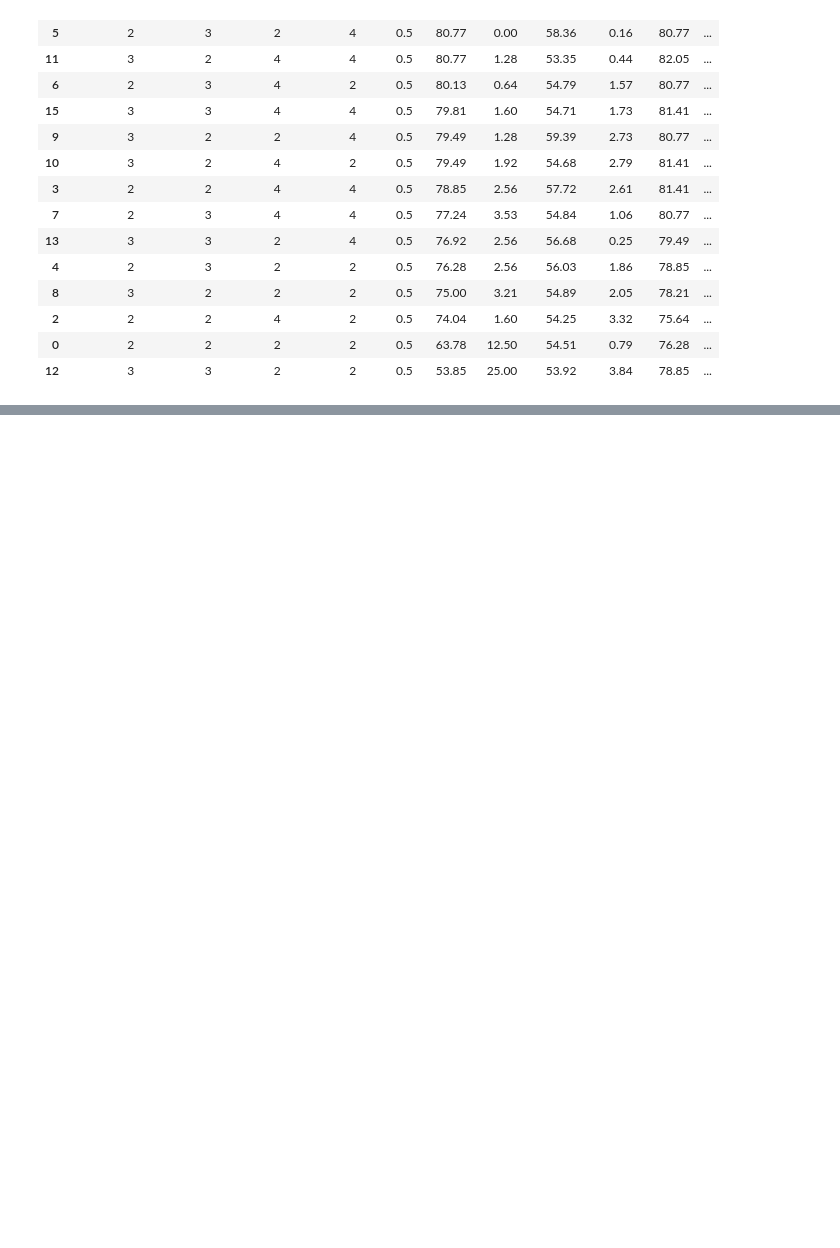
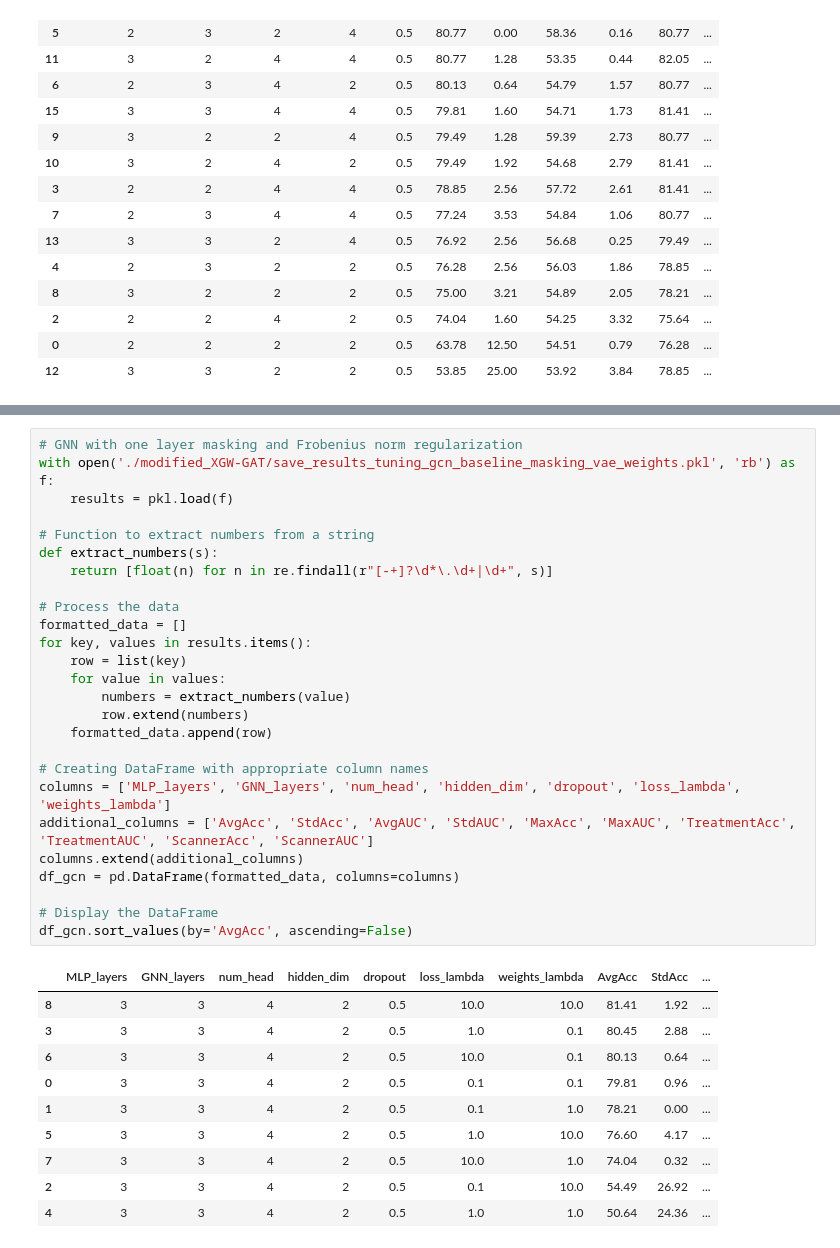
Before and after one commit to yanismiraoui/CNS-Research-YM, a Jupyter notebook: extract_results_tuning.ipynb, the cells around one changed output, grey strips where cells are left out. Cells and saved outputs as stored; diff of their text form; blank space fills up the shorter version.

```diff
--- a/extract_results_tuning.ipynb
+++ b/extract_results_tuning.ipynb
@@ -526,0 +590,37 @@ df_gcn.sort_values(by='AvgAcc', ascending=False)
+# %%
+# GNN with one layer masking and Frobenius norm regularization
+with open('./modified_XGW-GAT/save_results_tuning_gcn_baseline_masking_vae_weights.pkl', 'rb') as f:
+    results = pkl.load(f)
+
+# Function to extract numbers from a string
+def extract_numbers(s):
+    return [float(n) for n in re.findall(r"[-+]?\d*\.\d+|\d+", s)]
+
+# Process the data
+formatted_data = []
+for key, values in results.items():
+    row = list(key)
+    for value in values:
+        numbers = extract_numbers(value)
+        row.extend(numbers)
+    formatted_data.append(row)
+
+# Creating DataFrame with appropriate column names
+columns = ['MLP_layers', 'GNN_layers', 'num_head', 'hidden_dim', 'dropout', 'loss_lambda', 'weights_lambda']
+additional_columns = ['AvgAcc', 'StdAcc', 'AvgAUC', 'StdAUC', 'MaxAcc', 'MaxAUC', 'TreatmentAcc', 'TreatmentAUC', 'ScannerAcc', 'ScannerAUC']
+columns.extend(additional_columns)
+df_gcn = pd.DataFrame(formatted_data, columns=columns)
+
+# Display the DataFrame
+df_gcn.sort_values(by='AvgAcc', ascending=False)
+# %% [output]
+|  | MLP_layers | GNN_layers | num_head | hidden_dim | dropout | loss_lambda | weights_lambda | AvgAcc | StdAcc | ... |
+| 8 | 3 | 3 | 4 | 2 | 0.5 | 10.0 | 10.0 | 81.41 | 1.92 | ... |
+| 3 | 3 | 3 | 4 | 2 | 0.5 | 1.0 | 0.1 | 80.45 | 2.88 | ... |
+| 6 | 3 | 3 | 4 | 2 | 0.5 | 10.0 | 0.1 | 80.13 | 0.64 | ... |
+| 0 | 3 | 3 | 4 | 2 | 0.5 | 0.1 | 0.1 | 79.81 | 0.96 | ... |
+| 1 | 3 | 3 | 4 | 2 | 0.5 | 0.1 | 1.0 | 78.21 | 0.00 | ... |
+| 5 | 3 | 3 | 4 | 2 | 0.5 | 1.0 | 10.0 | 76.60 | 4.17 | ... |
+| 7 | 3 | 3 | 4 | 2 | 0.5 | 10.0 | 1.0 | 74.04 | 0.32 | ... |
+| 2 | 3 | 3 | 4 | 2 | 0.5 | 0.1 | 10.0 | 54.49 | 26.92 | ... |
+| 4 | 3 | 3 | 4 | 2 | 0.5 | 1.0 | 1.0 | 50.64 | 24.36 | ... |
```
Also changed, not shown: parts of 10 cells of this notebook, 2 other files.
